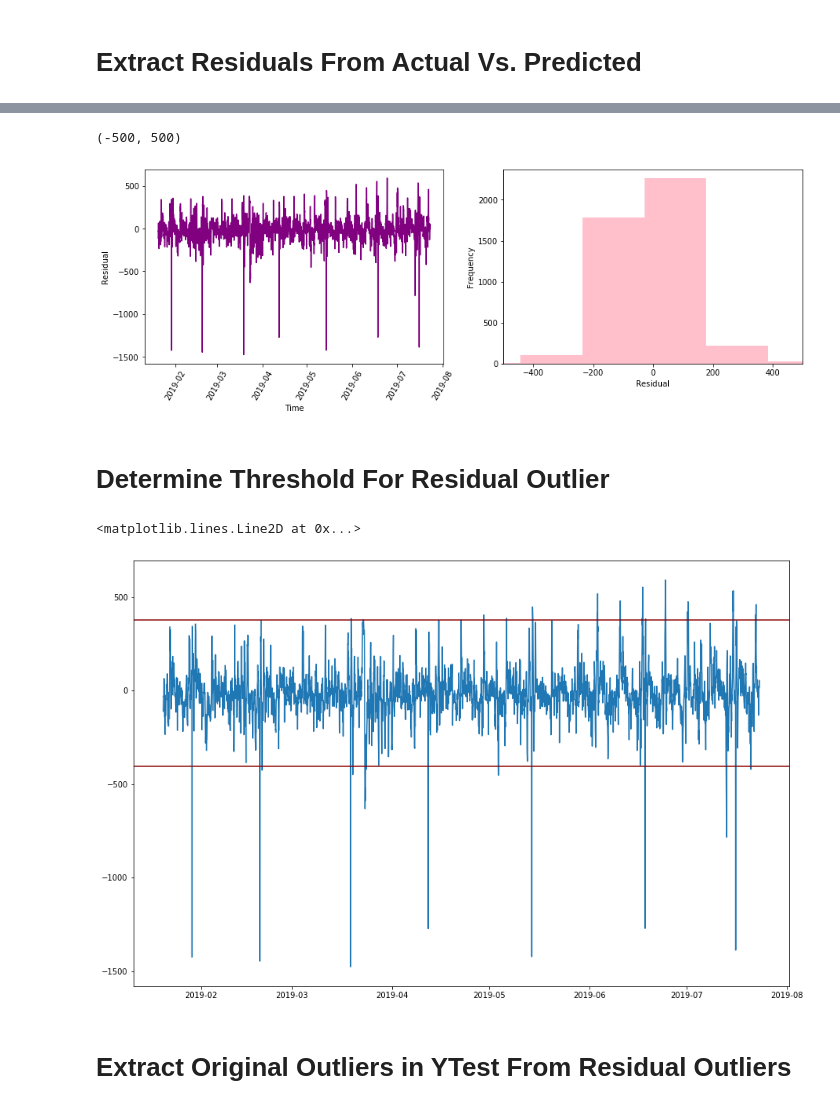
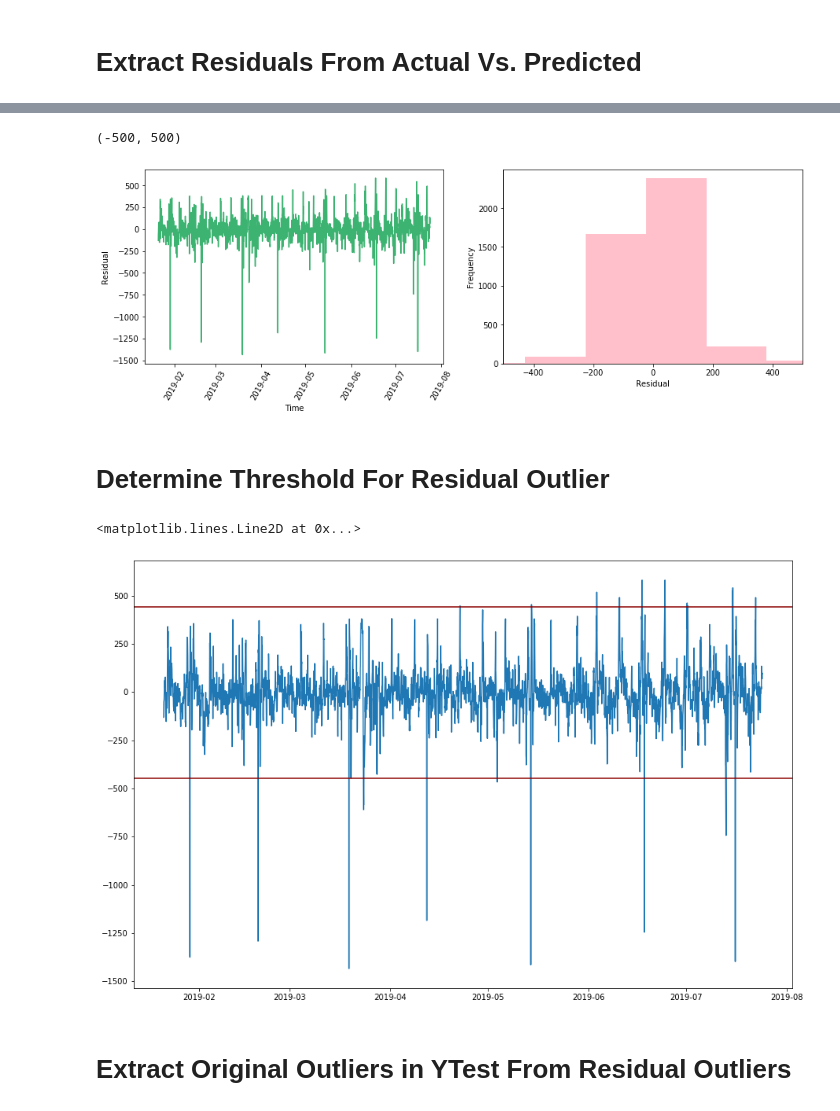
Before and after one commit to eco-data-science-team/cluster-repo, a Jupyter notebook: New Models.ipynb, the cells around one changed output, grey strips where cells are left out. Drawn from its saved outputs; the diff is of its cells as text; code cells hidden in the pictures.

```diff
--- a/New Models.ipynb
+++ b/New Models.ipynb
@@ -82,7 +82,7 @@ X = df.iloc[:, [1, 2, 3]]
 y = df.iloc[:, [0]]
 X_train, X_test, y_train, y_test = train_test_split(X, y, shuffle=False)
 #plot the electricity data that was put into training - y_train, y_test
-y_train = y_train[y_train.values > 2600]
+y_train = y_train[y_train.values > 2500]
 new_training_indexes = y_train.index.tolist()
 X_train = X_train.ix[new_training_indexes]
 plt.figure(figsize = (15, 10))
@@ -147,7 +149,7 @@ resid_series = pd.Series(resids, index = actual_series.index)
 print(resid_series[0:5])
 plt.figure(figsize = (15, 10))
 plt.subplot(2, 2, 1)
-plt.plot(resid_series.index, resid_series.values, color = 'purple')
+plt.plot(resid_series.index, resid_series.values, color = 'mediumseagreen')
 plt.xticks(rotation=60)
 plt.xlabel("Time")
 plt.ylabel("Residual")
@@ -166,11 +168,11 @@ Timestamp
 dtype: float64
 (-500, 500)
-[figure, old version]
+[figure, new version]
 # %% [markdown]
 # Determine Threshold For Residual Outlier
 # %%
-upper_threshold = np.mean(resids) + 3*np.std(resids)
-lower_threshold = np.mean(resids) - 3*np.std(resids)
+upper_threshold = np.mean(resids) + 3.5*np.std(resids)
+lower_threshold = np.mean(resids) - 3.5*np.std(resids)
 
 plt.figure(figsize = (15, 10))
 plt.plot(resid_series.index, resid_series.values)
@@ -178,7 +180,7 @@ plt.axhline(y = upper_threshold, color = 'darkred')
 plt.axhline(y = lower_threshold, color = 'darkred')
 # %% [output]
 <matplotlib.lines.Line2D at 0x...>
-[figure, old version]
+[figure, new version]
 # %% [markdown]
 # Extract Original Outliers in YTest From Residual Outliers
 # %%
```
Also changed, not shown: parts of 7 cells of this notebook.
